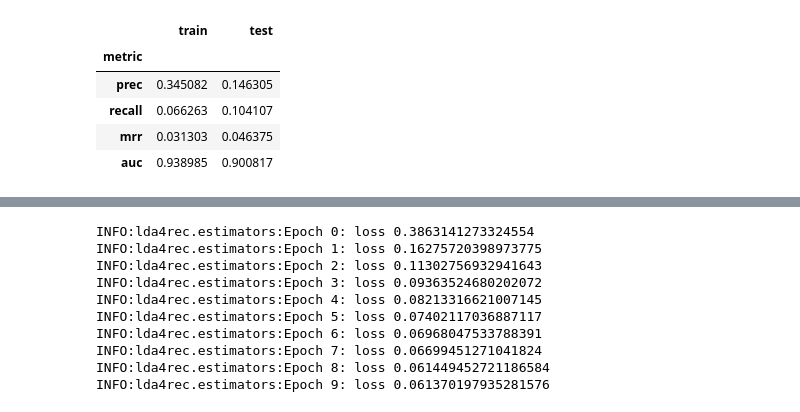
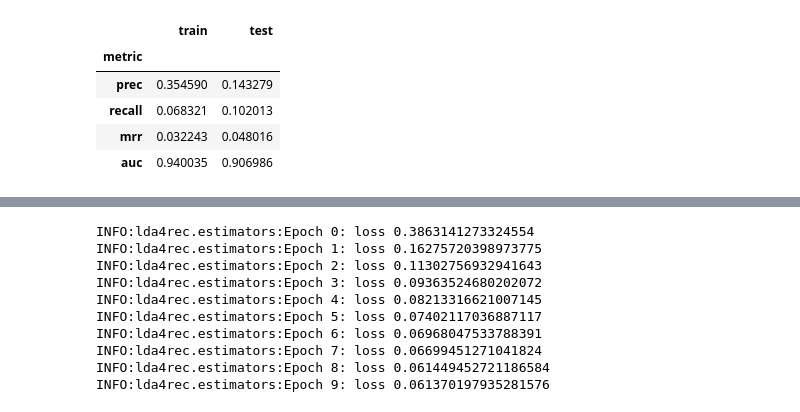
Before and after one commit to FlorianWilhelm/lda4rec, a Jupyter notebook: notebooks/01-experimenting.ipynb, the cells around one changed output, grey strips where cells are left out. Cells and saved outputs as stored; diff of their text form; code cells hidden in the pictures.

```diff
--- a/notebooks/01-experimenting.ipynb
+++ b/notebooks/01-experimenting.ipynb
@@ -111,4 +76,7 @@ ml100k_train, ml100k_test = random_train_test_split(ml100k)
+# %%
+data.implicit_(0.)
+train, test = random_train_test_split(data)
 # %%
 pop_est = PopEst()
-pop_est.fit(ml100k_train)
+pop_est.fit(train)
 # %%
@@ -139,5 +91,5 @@ interactions.shape
 # %%
-lda_est = LDA4RecEst(n_topics=4, n_iter=1000, batch_size=128, learning_rate=0.01)
+lda_est = LDA4RecEst(embedding_dim=4, n_iter=1000, batch_size=128, learning_rate=0.01)
 # %%
-lda_est.fit(ml100k_train)
+lda_est.fit(train)
 # %% [output]
@@ -155,9 +107,9 @@ INFO:lda4rec.estimators:Epoch   900: loss 354542.53125
 # %%
-summary(lda_est, train=ml100k_train, test=ml100k_test)
+summary(lda_est, train=train, test=test)
 # %% [output]
 |  | train | test |
 | metric |  |  |
-| prec | 0.345082 | 0.146305 |
-| recall | 0.066263 | 0.104107 |
-| mrr | 0.031303 | 0.046375 |
-| auc | 0.938985 | 0.900817 |
+| prec | 0.354590 | 0.143279 |
+| recall | 0.068321 | 0.102013 |
+| mrr | 0.032243 | 0.048016 |
+| auc | 0.940035 | 0.906986 |
```
Also changed, not shown: parts of 57 cells of this notebook, 2 other files.
